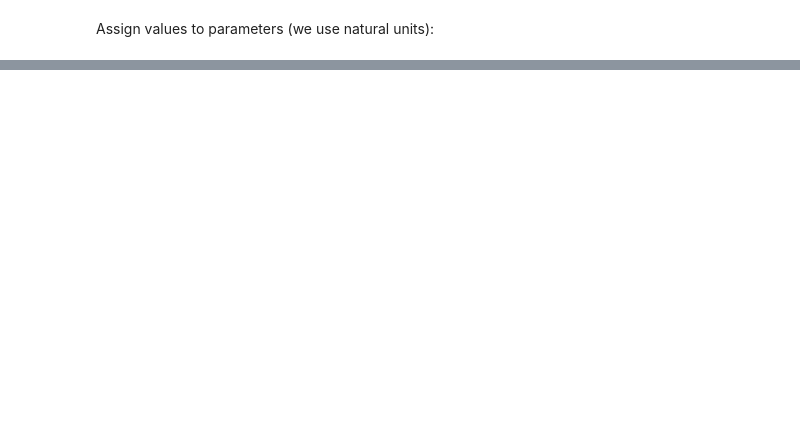
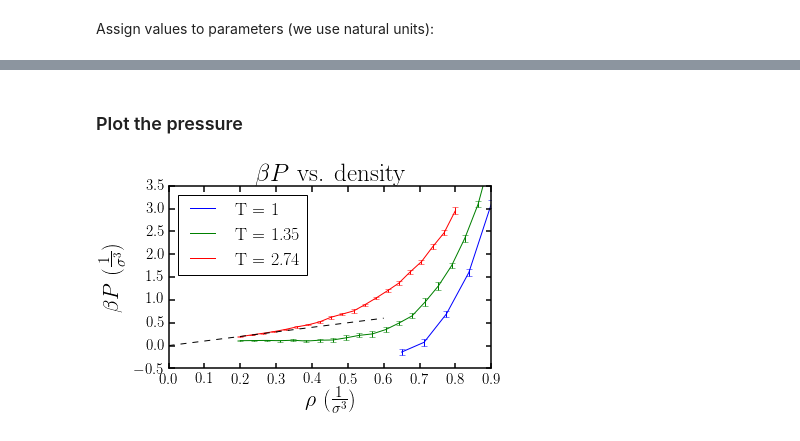
Before and after one commit to JorritHortensius/Compu-Argon, a Jupyter notebook: Molecular.Dynamics_work_version.ipynb, the cells around one changed output, grey strips where cells are left out. Saved outputs shown, nothing was run; the diff lists cells and outputs as text; code cells hidden in the pictures; blank space fills up the shorter version.

```diff
--- a/Molecular.Dynamics_work_version.ipynb
+++ b/Molecular.Dynamics_work_version.ipynb
@@ -660,0 +429,39 @@ plot_position(x)
+# %% [markdown]
+### Plot the pressure
+# %%
+#We now make the figure where we plot \Beta*Pressure vs density
+#We want A larger legend fontsize for this plot
+p_store =fparams['legend.fontsize']
+fparams['legend.fontsize'] = 18
+plt.rcParams.update(fparams)
+
+#Read required data from the file
+betaParray = np.load('.\Data\Pressure\pressure_5rdtry.npy')
+narray = np.load('.\Data\Pressure\pressure_n_5rdtry.npy')
+error_array = np.load('.\Data\Pressure\pressure_error_5rdtry.npy')
+n_clas = np.linspace(0,0.6, 1000)
+
+#Make plot with errorbars and save it
+plt.errorbar(narray[0], betaParray[0], yerr = error_array[0])
+plt.errorbar(narray[1], betaParray[1], yerr = error_array[1])
+plt.errorbar(narray[2], betaParray[2], yerr = error_array[2])
+
+#Plot classical expectation
+p_clas = [rho for rho in n_clas]
+plt.plot(n_clas, p_clas, 'k--')
+
+#plot pressure
+plt.plot()
+plt.title(r'$\beta P$ vs. density', fontweight = 'bold')
+plt.xlabel(r'$\rho$  $(\frac{1}{\sigma^3})$', fontweight = 'bold')
+plt.ylabel(r'$\beta P$  $(\frac{1}{\sigma^3})$', fontweight = 'bold')
+plt.legend(['T = 1', 'T = 1.35', 'T = 2.74'], loc = 2)
+plt.ylim([-0.5,3.5])
+plt.xlim([0,0.9])
+plt.savefig("./Verslag/img/Results/Pressure/pressurelasttryfinal.pdf")
+
+#reset the legend font size to original value
+fparams['legend.fontsize'] = p_store
+plt.rcParams.update(fparams)
+# %% [output]
+[figure, added]
```
Also changed, not shown: parts of 55 cells of this notebook, 1 other file.
